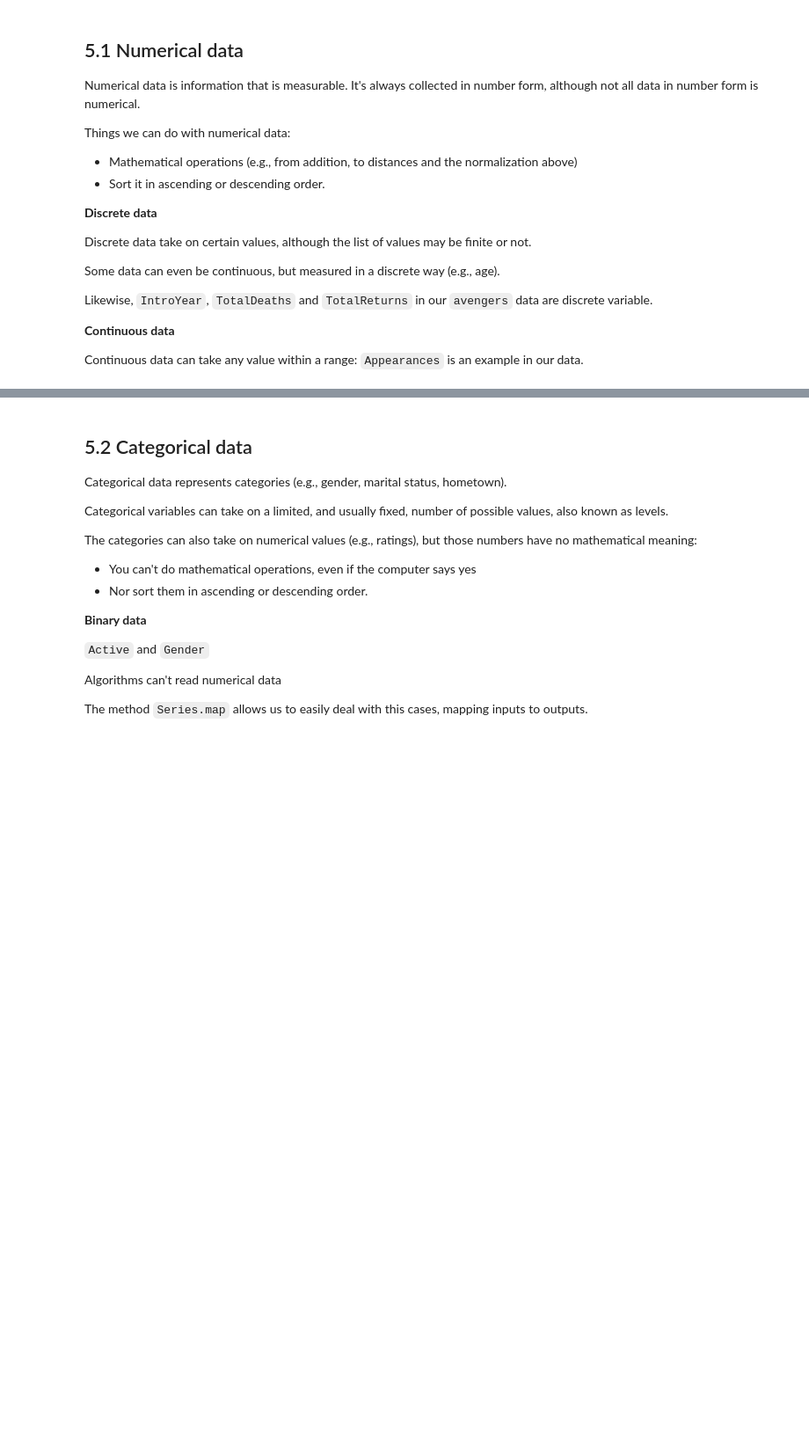
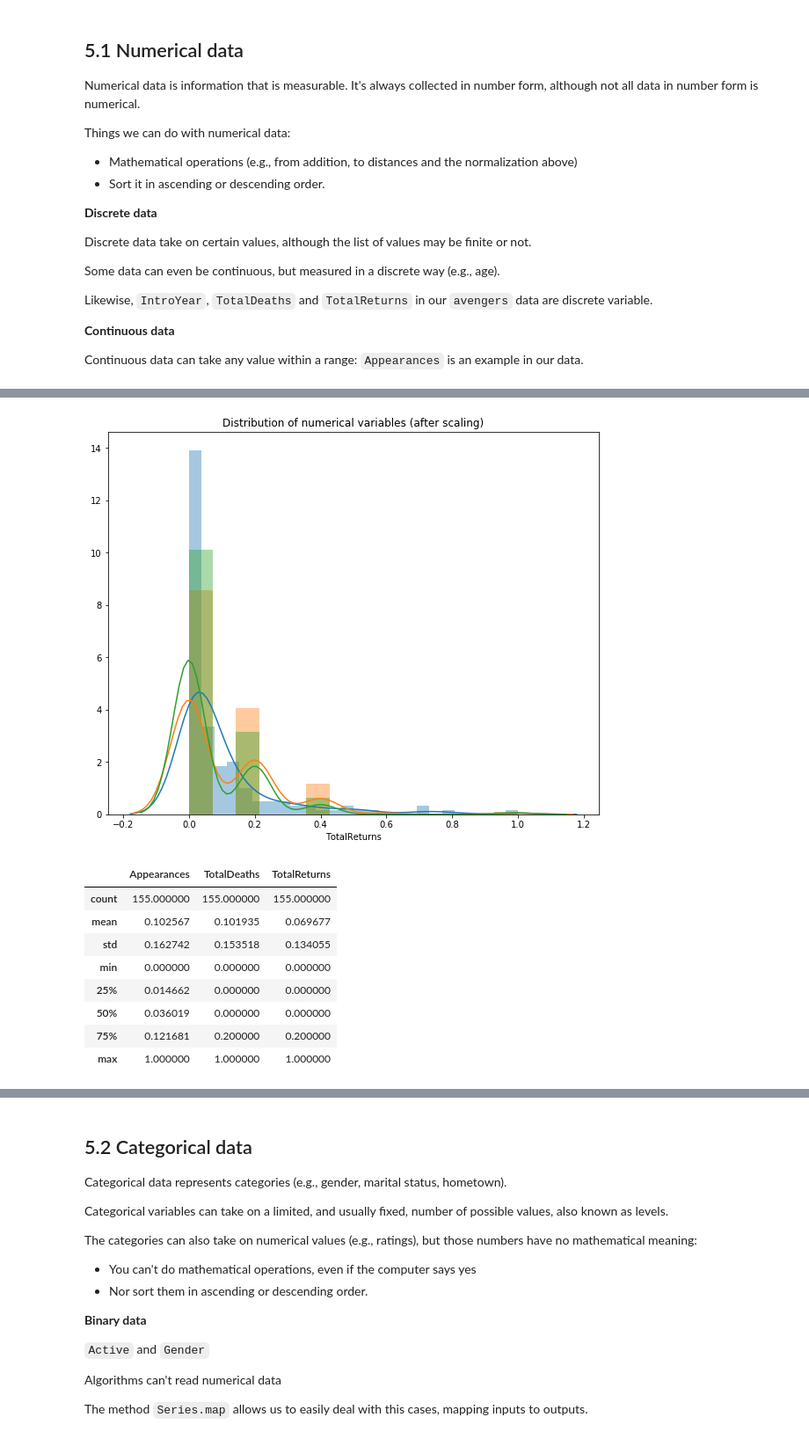
Before and after one commit to LDSSA/bootcamp, a Jupyter notebook: units/SLU15_Working_With_Real_Data/learning.ipynb, the cells around one changed output, grey strips where cells are left out. Shown: that part at 88% size. Drawn from its saved outputs; the diff is of its cells as text; code cells hidden in the pictures; blank space fills up the shorter version.

Commit message:
Add scaling

```diff
--- a/units/SLU15_Working_With_Real_Data/learning.ipynb
+++ b/units/SLU15_Working_With_Real_Data/learning.ipynb
@@ -180,0 +188,32 @@ plt.show()
+# %%
+from sklearn.preprocessing import MinMaxScaler
+
+def scale_data(df, scaler):
+    df = df.copy()
+    cols = df.select_dtypes(include='int').columns
+    df[cols] = scaler.fit_transform(df[cols])
+    plot_scaled_data(df, cols)
+    return df
+
+def plot_scaled_data(df, cols):
+    plt.figure(figsize=(10, 8))
+    for col in cols:
+        sns.distplot(df[col])
+    plt.title('Distribution of numerical variables (after scaling)')
+    plt.show()
+    return None
+
+min_max_scaler = MinMaxScaler()
+(avengers.pipe(scale_data, min_max_scaler)
+         .describe())
+# %% [output]
+[figure, added]
+|  | Appearances | TotalDeaths | TotalReturns |
+| count | 155.000000 | 155.000000 | 155.000000 |
+| mean | 0.102567 | 0.101935 | 0.069677 |
+| std | 0.162742 | 0.153518 | 0.134055 |
+| min | 0.000000 | 0.000000 | 0.000000 |
+| 25% | 0.014662 | 0.000000 | 0.000000 |
+| 50% | 0.036019 | 0.000000 | 0.000000 |
+| 75% | 0.121681 | 0.200000 | 0.200000 |
+| max | 1.000000 | 1.000000 | 1.000000 |
```
Also changed, not shown: parts of 12 cells of this notebook, 1 other file.
